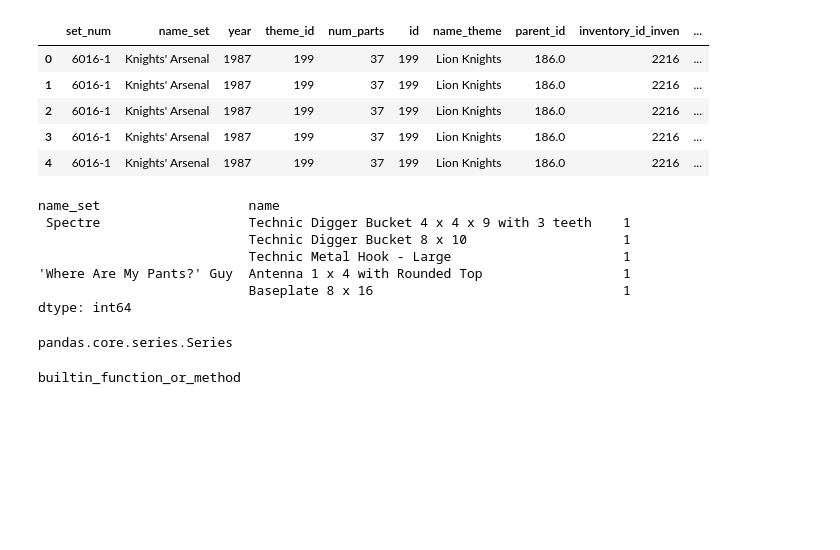
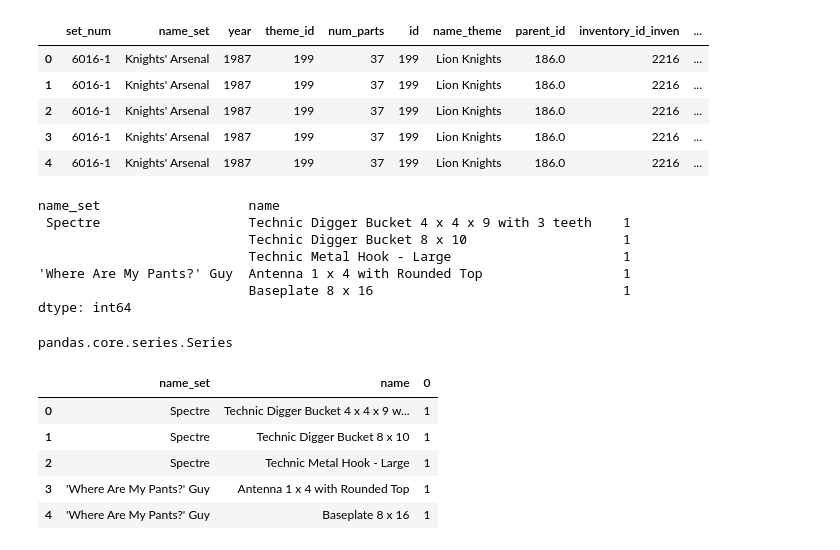
Before and after one commit to JingruMa/Lego, a Jupyter notebook: mergeData.ipynb, the cells around one changed output. Drawn from its saved outputs; the diff is of its cells as text; code cells hidden in the pictures; blank space fills up the shorter version.

```diff
--- a/mergeData.ipynb
+++ b/mergeData.ipynb
@@ -225,4 +225,11 @@ d1 = dict(data)
-# %%
-type(d1)
-# %% [output]
-builtin_function_or_method
+# %%
+dflast = data.to_frame().reset_index()
+# %%
+dflast.head()
+# %% [output]
+|  | name_set | name | 0 |
+| 0 | Spectre | Technic Digger Bucket 4 x 4 x 9 w... | 1 |
+| 1 | Spectre | Technic Digger Bucket 8 x 10 | 1 |
+| 2 | Spectre | Technic Metal Hook - Large | 1 |
+| 3 | 'Where Are My Pants?' Guy | Antenna 1 x 4 with Rounded Top | 1 |
+| 4 | 'Where Are My Pants?' Guy | Baseplate 8 x 16 | 1 |
```
Also changed, not shown: parts of 5 cells of this notebook.
